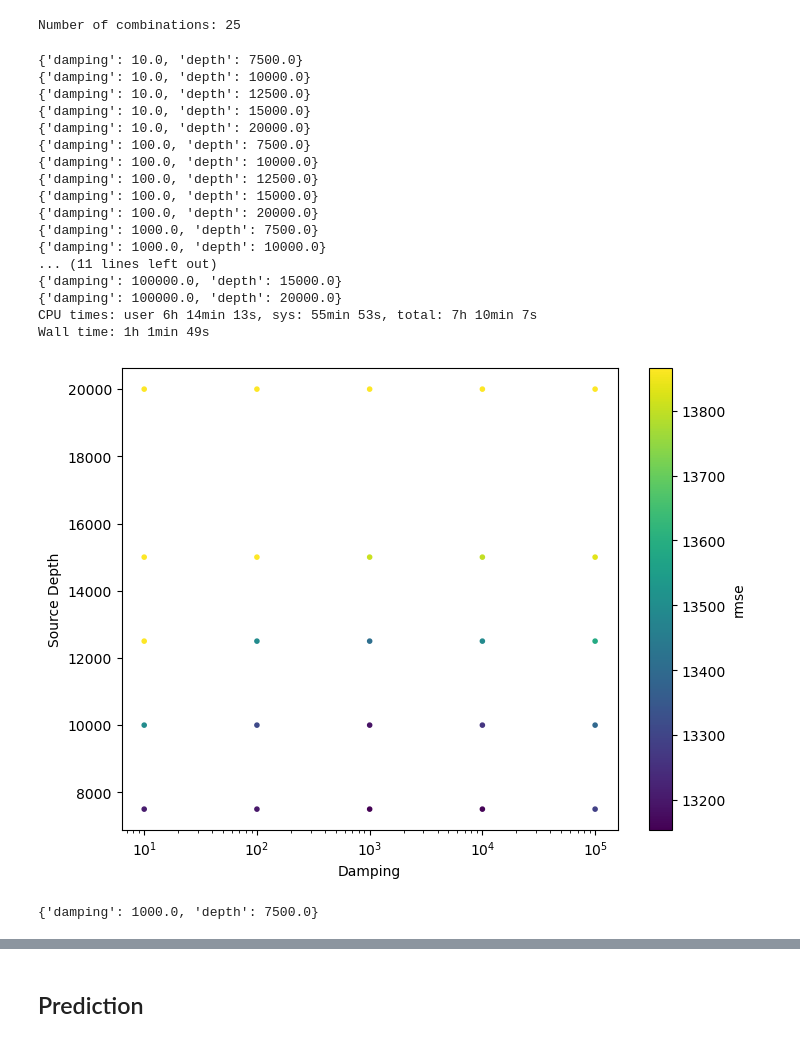
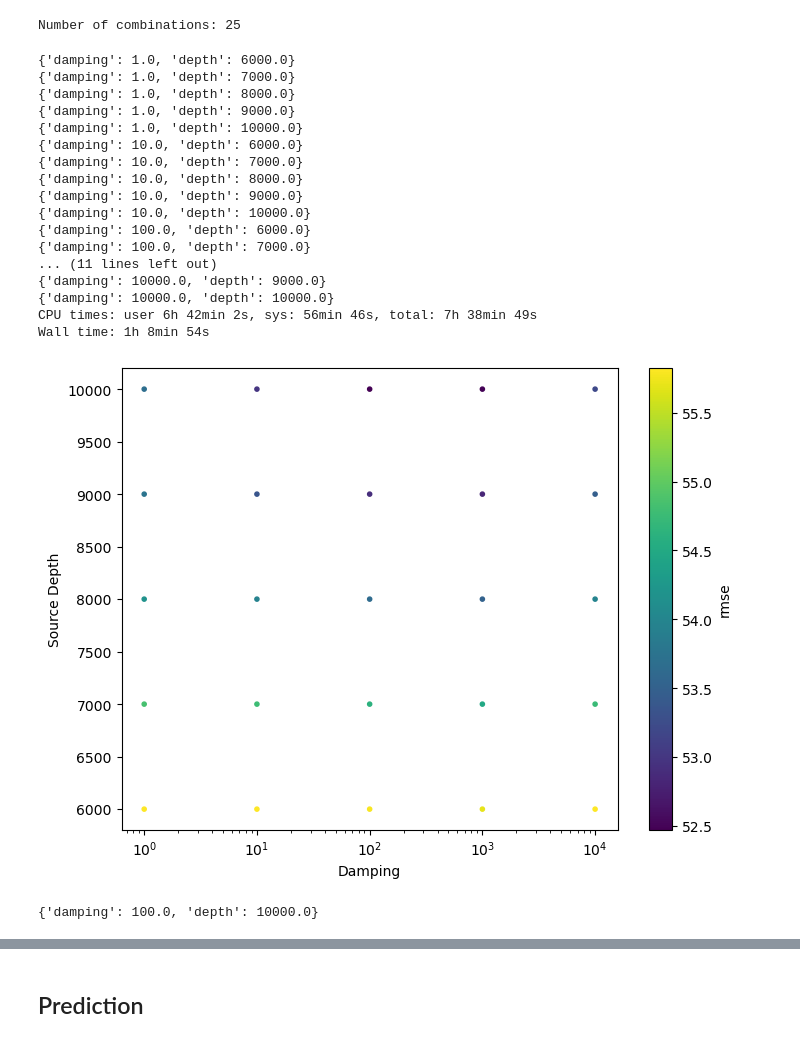
Before and after one commit to compgeolab/eqs-magnetic-dual-layer, a Jupyter notebook: code/07_icegrav_real.ipynb, the cells around one changed output, grey strips where cells are left out. Saved outputs shown, nothing was run; the diff lists cells and outputs as text; code cells hidden in the pictures.

```diff
--- a/code/07_icegrav_real.ipynb
+++ b/code/07_icegrav_real.ipynb
@@ -73,9 +74,7 @@ plt.show()
 # %%
 spacing = np.mean(vd.median_distance(coords_blocked))
 depths_deep = [spacing*2.5, spacing*3, spacing*3.5, spacing*4, spacing*4.5, spacing*5, spacing*5.5, spacing*6]
-dampings_deep = [1e0, 1e1, 1e2, 1e3, 1e4, 1e5]
-# depths_deep_eqs = [spacing*3, spacing*3.5, spacing*4]
-# dampings_deep_eqs = [1e1, 1e2, 1e3]
+dampings_deep = [1e0, 1e1, 1e2, 1e3, 1e4]
 # %%
 parameter_sets_deep = [
     dict(damping=combo[0], depth=combo[1])
@@ -109,7 +108,7 @@ for parameters in parameter_sets_deep:
             eqs_deep.predict([c[test] for c in coords_blocked]),
             field_direction,
         )
-        tmp.append(np.linalg.norm(tfa_blocked[test] - predicted))
+        tmp.append(np.sqrt(np.nanmean((tfa_blocked[test] - predicted)**2)))
     scores_deep.append(np.mean(tmp))
     damping_deep.append(parameters['damping'])
     source_depth_deep.append(parameters['depth'])
@@ -174,8 +173,8 @@ plt.show()
 ## Fit deep residuals with shallow GB-EQS
 # %%
 window_size = 400e3
-dampings_shallow = [1e1, 1e2, 1e3, 1e4, 1e5]
-depths_shallow = [7.5e3, 10e3, 12.5e3, 15e3, 20e3]
+dampings_shallow = [1e0, 1e1, 1e2, 1e3, 1e4]
+depths_shallow = [6e3, 7e3, 8e3, 9e3, 10e3]
 
 parameter_sets_shallow = [
     dict(damping=combo[0], depth=combo[1])
@@ -187,7 +186,7 @@ Number of combinations: 25
 # %%
 %%time
 kfold = vd.BlockKFold(
-    spacing=50e3,
+    spacing=20e3,
     shuffle=True,
     random_state=0,
     balance=True,
@@ -216,49 +215,49 @@ for parameters in parameter_sets_shallow:
             eqs_shallow.predict([c[test] for c in coordinates]),
             field_direction,
         )
-        tmp.append(np.linalg.norm(tfa_residuals[test] - predicted))
+        tmp.append(np.sqrt(np.nanmean((tfa_residuals[test] - predicted)**2)))
     scores_shallow.append(np.mean(tmp))
     damping_shallow.append(parameters['damping'])
     source_depth_shallow.append(parameters['depth'])
 # %% [output]
-{'damping': 10.0, 'depth': 7500.0}
+{'damping': 1.0, 'depth': 6000.0}
+{'damping': 1.0, 'depth': 7000.0}
+{'damping': 1.0, 'depth': 8000.0}
+{'damping': 1.0, 'depth': 9000.0}
+{'damping': 1.0, 'depth': 10000.0}
+{'damping': 10.0, 'depth': 6000.0}
+{'damping': 10.0, 'depth': 7000.0}
+{'damping': 10.0, 'depth': 8000.0}
+{'damping': 10.0, 'depth': 9000.0}
 {'damping': 10.0, 'depth': 10000.0}
-{'damping': 10.0, 'depth': 12500.0}
-{'damping': 10.0, 'depth': 15000.0}
-{'damping': 10.0, 'depth': 20000.0}
-{'damping': 100.0, 'depth': 7500.0}
-{'damping': 100.0, 'depth': 10000.0}
-{'damping': 100.0, 'depth': 12500.0}
-{'damping': 100.0, 'depth': 15000.0}
-{'damping': 100.0, 'depth': 20000.0}
-{'damping': 1000.0, 'depth': 7500.0}
-{'damping': 1000.0, 'depth': 10000.0}
+{'damping': 100.0, 'depth': 6000.0}
+{'damping': 100.0, 'depth': 7000.0}
 ... (11 lines left out)
-{'damping': 100000.0, 'depth': 15000.0}
-{'damping': 100000.0, 'depth': 20000.0}
-CPU times: user 6h 14min 13s, sys: 55min 53s, total: 7h 10min 7s
-Wall time: 1h 1min 49s
+{'damping': 10000.0, 'depth': 9000.0}
+{'damping': 10000.0, 'depth': 10000.0}
+CPU times: user 6h 42min 2s, sys: 56min 46s, total: 7h 38min 49s
+Wall time: 1h 8min 54s
 # %%
 plt.figure(figsize=(8,6))
 plt.scatter(
     damping_shallow,
     source_depth_shallow,
     c=scores_shallow,
     cmap="viridis",
     marker='.',
-    vmax= np.percentile(scores_shallow,70),
+    vmax= np.percentile(scores_shallow,95),
 )
 plt.xlabel('Damping')
 plt.ylabel('Source Depth')
 plt.xscale('log')
 plt.colorbar(label='rmse')
 plt.show()
 
 best_shallow = np.argmin(scores_shallow)
 parameter_sets_shallow[best_shallow]
 # %% [output]
-[figure, old version]
+[figure, new version]
-{'damping': 1000.0, 'depth': 7500.0}
+{'damping': 100.0, 'depth': 10000.0}
 # %%
 %%time
 eqs_shallow = eqs.EquivalentSourcesMagneticGB(
```
Also changed, not shown: parts of 14 cells of this notebook, 3 other files.
